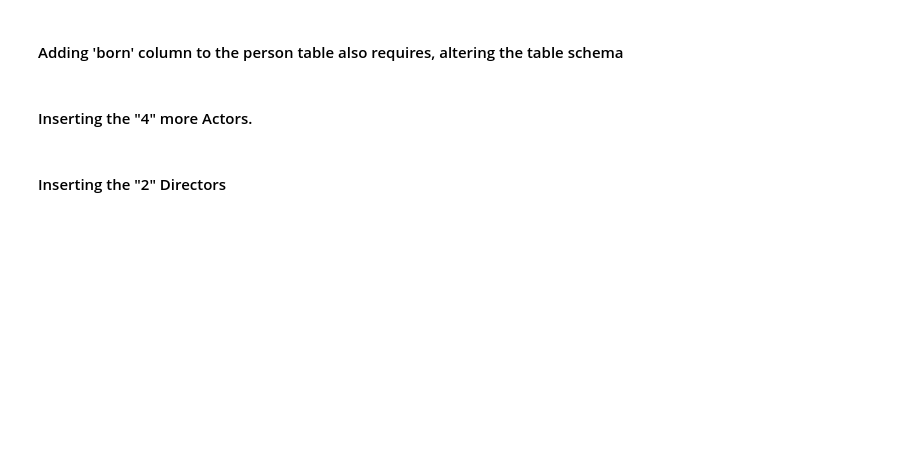
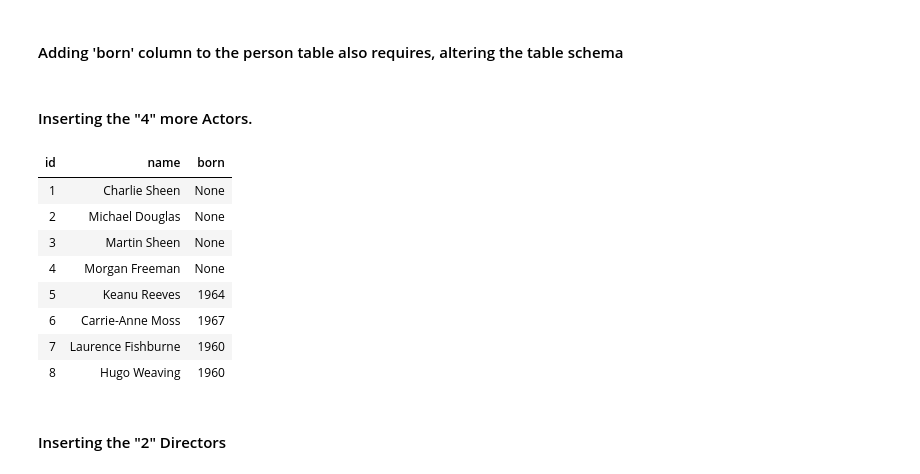
Before and after one commit to haicheviet/dataeng-course-1, a Jupyter notebook: homework_postgres/PostgreSQL-Students.ipynb, the cells around one changed output. Saved outputs shown, nothing was run; the diff lists cells and outputs as text; code cells hidden in the pictures; blank space fills up the shorter version.

```diff
--- a/homework_postgres/PostgreSQL-Students.ipynb
+++ b/homework_postgres/PostgreSQL-Students.ipynb
@@ -727,2 +1297,15 @@ Imagine now that we are going to extend our DB with new movies, actors, even wit
+# %%
+movietable= pd.read_sql('''SELECT  * FROM person;''', con)
+display(movietable.style.hide_index())
+# %% [output]
+| id | name | born |
+| 1 | Charlie Sheen | None |
+| 2 | Michael Douglas | None |
+| 3 | Martin Sheen | None |
+| 4 | Morgan Freeman | None |
+| 5 | Keanu Reeves | 1964 |
+| 6 | Carrie-Anne Moss | 1967 |
+| 7 | Laurence Fishburne | 1960 |
+| 8 | Hugo Weaving | 1960 |
 # %% [markdown]
 #### Inserting the  "2" Directors
```
Also changed, not shown: parts of 128 cells of this notebook, 12 other files.
